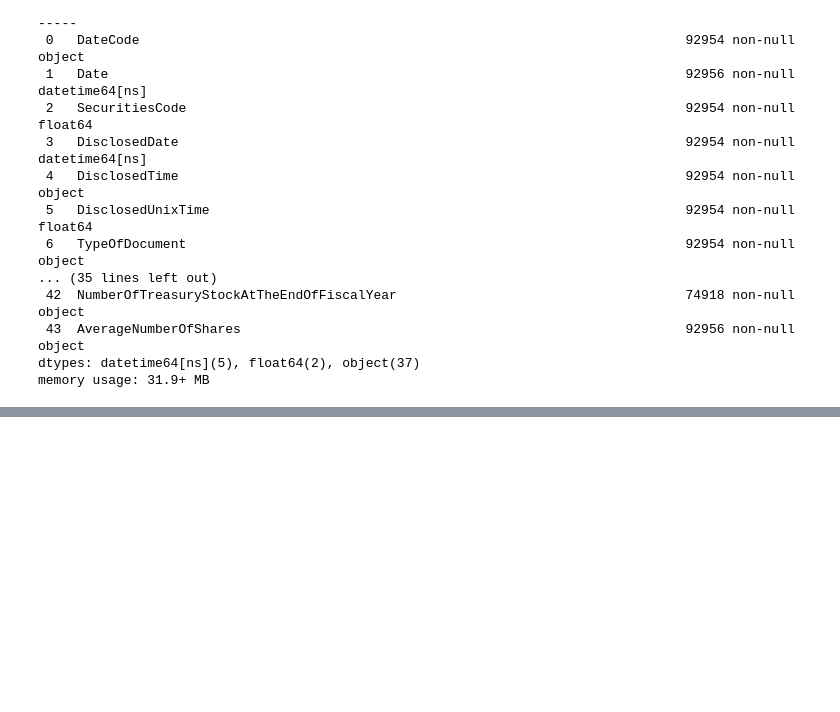
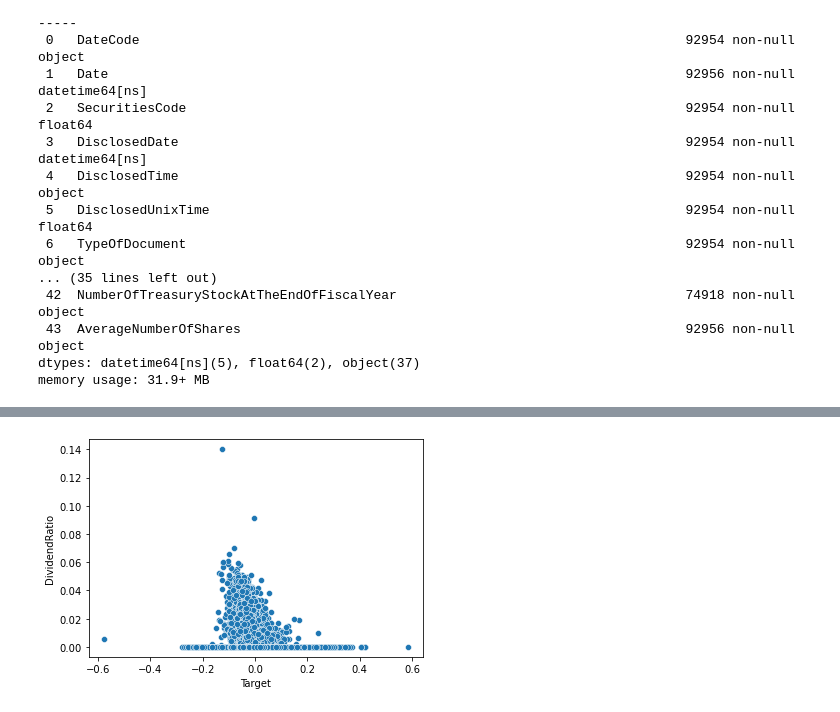
Before and after one commit to vasilyevdmitry14/JPX, a Jupyter notebook: main.ipynb, the cells around one changed output, grey strips where cells are left out. Saved outputs shown, nothing was run; the diff lists cells and outputs as text; code cells hidden in the pictures; blank space fills up the shorter version.

```diff
--- a/main.ipynb
+++ b/main.ipynb
@@ -402,0 +410,6 @@ final12
+# %%
+data1 =  final13[['Target','DividendRatio']]
+sns.scatterplot(data=data1, x="Target", y="DividendRatio")
+plt.show()
+# %% [output]
+[figure, added]
```
Also changed, not shown: parts of 19 cells of this notebook, 1 other file.
